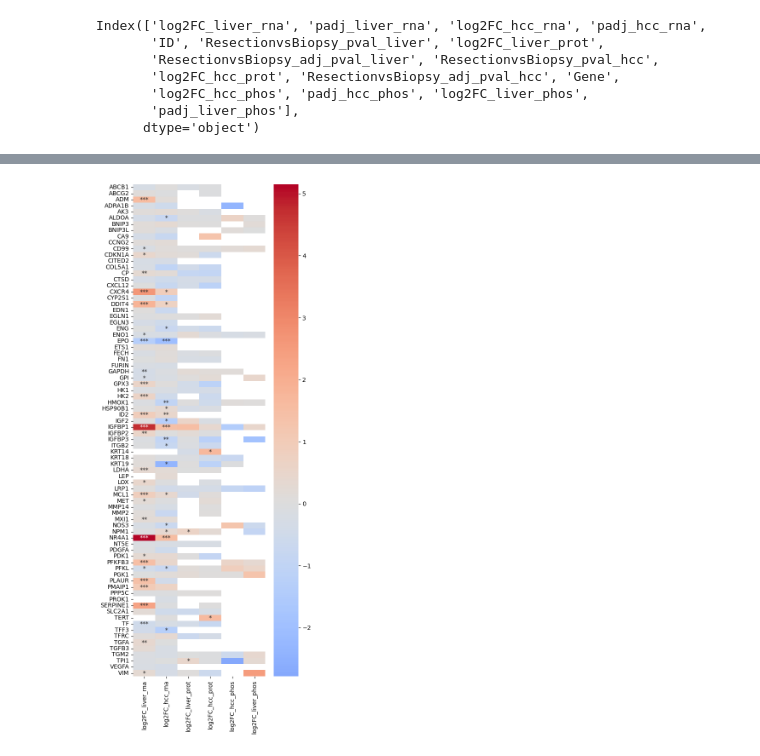
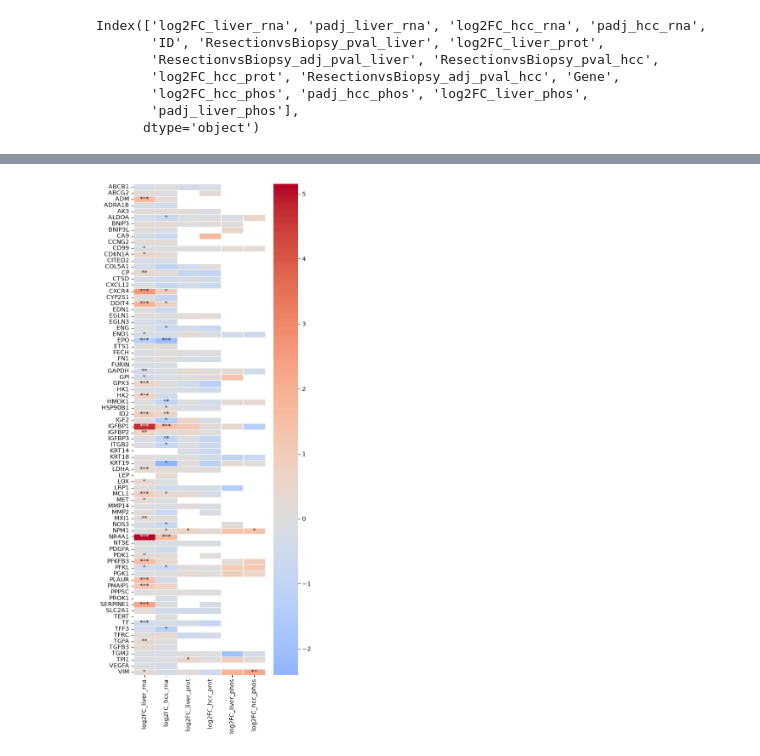
Before and after one commit to Trulsson/biopsy_vs_resection, a Jupyter notebook: integrate_results.ipynb, the cells around one changed output, grey strips where cells are left out. Drawn from its saved outputs; the diff is of its cells as text; code cells hidden in the pictures.

```diff
--- a/integrate_results.ipynb
+++ b/integrate_results.ipynb
@@ -11,22 +11,27 @@ mpl.rcParams['ps.fonttype'] = 42
 # %% [markdown]
 # Transcriptomics
 # %%
-liver_t = pd.read_csv('Transcriptomics/RNA_liver_output_05122025.csv', index_col=0)
+liver_t = pd.read_csv('Transcriptomics/RNA_liver_output_10102026.csv', index_col=0)
 print(liver_t.Gene.duplicated().sum())
+print(liver_t.index.duplicated().sum())
 print(liver_t.shape)
-hcc_t = pd.read_csv('Transcriptomics/RNA_hcc_output_04122025.csv', index_col=0)
+print(liver_t.head())
+hcc_t = pd.read_csv('Transcriptomics/RNA_hcc_output_29072026.csv', index_col=0)
 print(hcc_t.Gene.duplicated().sum())
+print(hcc_t.index.duplicated().sum())
 print(hcc_t.shape)
 
 
 liver_t = liver_t.loc[:,['log2FoldChange', 'padj', 'Gene']]
+liver_t.index = liver_t.Gene
 hcc_t = hcc_t.loc[:,['log2FoldChange', 'padj', 'Gene']]
+hcc_t.index = hcc_t.Gene
 
 liver_t.columns = ['log2FC_liver_rna', 'padj_liver_rna', 'Gene']
 hcc_t.columns = ['log2FC_hcc_rna', 'padj_hcc_rna', 'Gene']
 
-liver_t = liver_t.groupby('Gene').mean()
-hcc_t = hcc_t.groupby('Gene').mean()
+liver_t = liver_t.groupby(liver_t.index).mean(numeric_only=True)
+hcc_t = hcc_t.groupby(hcc_t.index).mean(numeric_only=True)
 
 df_rna = pd.concat([liver_t, hcc_t], axis=1)
 df_rna.head()
@@ -45,12 +63,12 @@ df_rna.head()
 # %% [markdown]
 # Proteomics
 # %%
-prot_liver = pd.read_csv('proteomics/prot_ttest_liver_2025-12-11.csv', index_col=0)
+prot_liver = pd.read_csv('proteomics/prot_ttest_liver_2026-08-13.csv', index_col=0)
 prot_liver = prot_liver.loc[:,['Gene', 'ResectionvsBiopsy_pval', 'ResectionvsBiopsy_fc',
        'ResectionvsBiopsy_adj_pval']]
 prot_liver.columns = prot_liver.columns + '_liver'
 
-prot_hcc = pd.read_csv('proteomics/prot_ttest_hcc_2025-12-11.csv', index_col=0)
+prot_hcc = pd.read_csv('proteomics/prot_ttest_hcc_2026-08-13.csv', index_col=0)
 prot_hcc = prot_hcc.loc[:,['Gene', 'ResectionvsBiopsy_pval', 'ResectionvsBiopsy_fc',
        'ResectionvsBiopsy_adj_pval']]
 prot_hcc.columns = prot_hcc.columns + '_hcc'
@@ -87,7 +105,7 @@ prot.head()
 # %% [markdown]
 # Phospho
 # %%
-liver_phospho = pd.read_csv('phospho_proteomics/phospho_ttest_Liver_2025-12-11.csv', index_col=0)
+liver_phospho = pd.read_csv('phospho_proteomics/phospho_ttest_Liver_2026-08-13.csv', index_col=0)
 liver_phospho = liver_phospho.rename({'Gene': 'Gene_site'}, axis=1)
 liver_phospho['Gene_name'] = liver_phospho.Gene_site.str.split('_').str[0]
 print(liver_phospho.Gene_name.duplicated().sum())
@@ -101,7 +119,7 @@ liver_phospho.columns = ['padj_liver_phos', 'log2FC_liver_phos', 'Gene_site', 'G
 liver_phospho = liver_phospho.groupby(['Gene_site', 'Gene_name']).mean()
 print(liver_phospho.head())
 
-hcc_phospho = pd.read_csv('phospho_proteomics/phospho_ttest_hcc_2025-12-11.csv', index_col=0)
+hcc_phospho = pd.read_csv('phospho_proteomics/phospho_ttest_hcc_2026-08-13.csv', index_col=0)
 hcc_phospho = hcc_phospho.rename({'Gene': 'Gene_site'}, axis=1)
 hcc_phospho['Gene_name'] = hcc_phospho.Gene_site.str.split('_').str[0]
 
@@ -325,3 +292,6 @@ df_cat_hypoxia
 80 rows × 16 columns
 # %%
 hypoxia_heatmap = df_cat_hypoxia.loc[:,[x for x in df_cat_hypoxia.columns if 'FC' in x]]
+hypoxia_heatmap = hypoxia_heatmap.loc[:,['log2FC_liver_rna', 'log2FC_hcc_rna', 'log2FC_liver_prot',
+       'log2FC_hcc_prot', 'log2FC_liver_phos', 'log2FC_hcc_phos']]
+hypoxia_heatmap.columns
@@ -366,10 +340,10 @@ sig_annot = sig_annot.sort_index()
 # %%
 plt.subplots(figsize=(5,15))
 
 hypoxia_heatmap = hypoxia_heatmap.sort_index()
 
-sns.heatmap(hypoxia_heatmap, cmap='coolwarm', yticklabels=True, center=0, annot=sig_annot, fmt='')
+sns.heatmap(hypoxia_heatmap, cmap='coolwarm', yticklabels=True, center=0, annot=sig_annot, fmt='', linewidth=0.5)
 
-plt.savefig('Hypoxia_induced_changes_all_omics.pdf', dpi=300, bbox_inches='tight')
+plt.savefig('Hypoxia_induced_changes_all_omics_10102026.pdf', dpi=300, bbox_inches='tight')
 # %% [output]
-[figure, old version]
+[figure, new version]
```
Also changed, not shown: parts of 23 cells of this notebook.
